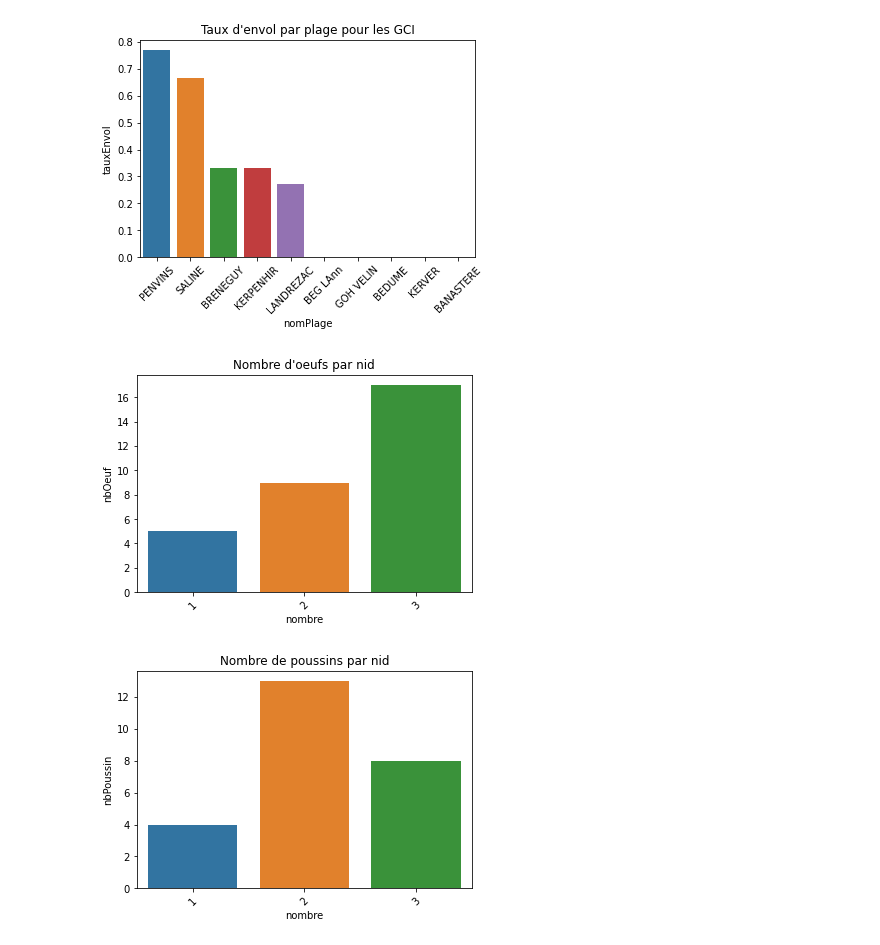
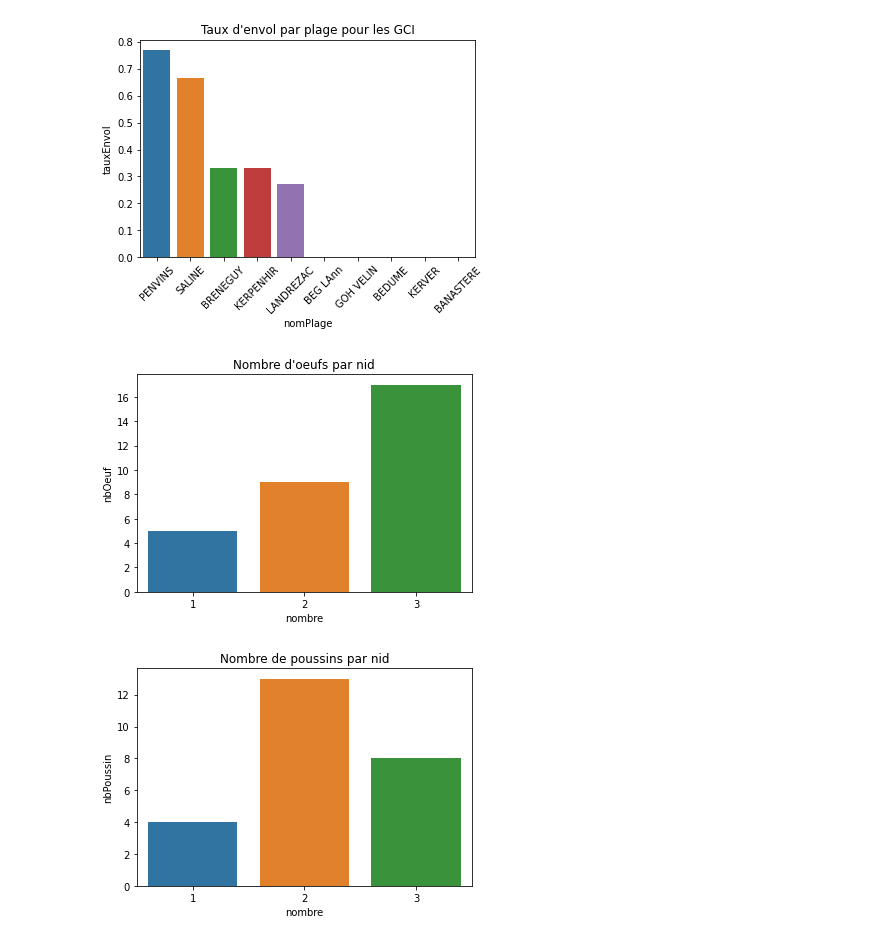
Before and after one commit to augustin-pasq/sae-pnr, a Jupyter notebook: Analyse/PNR_Analyse.ipynb, the cells around one changed output. Saved outputs shown, nothing was run; the diff lists cells and outputs as text; code cells hidden in the pictures.

Commit message:
Removing the rotation for two graphs

```diff
--- a/Analyse/PNR_Analyse.ipynb
+++ b/Analyse/PNR_Analyse.ipynb
@@ -220,22 +220,21 @@ print()
 # %%
 # Nombre d'oeufs par nid
 df = pd.read_sql("""
                         SELECT nombre, COUNT(idNid) nbOeuf
                         FROM Nid_GCI
                             LEFT JOIN Obs_GCI ON idNid = leNid
                         WHERE nature = "Oeuf"
                         GROUP BY nombre
                     """
                  , con=db_connection)
 
 
 
 sns.barplot(x='nombre', y='nbOeuf', data=df)
-plt.xticks(rotation = 45)
 plt.title("Nombre d'oeufs par nid")
 print()
 # %% [output]
-[figure, old version]
+[figure, new version]
 # %%
 # Nombre de poussins par nid
 df = pd.read_sql("""
@@ -250,8 +249,7 @@ df = pd.read_sql("""
 
 
 sns.barplot(x='nombre', y='nbPoussin', data=df)
-plt.xticks(rotation = 45)
 plt.title("Nombre de poussins par nid")
 print()
 # %% [output]
-[figure, old version]
+[figure, new version]
```
